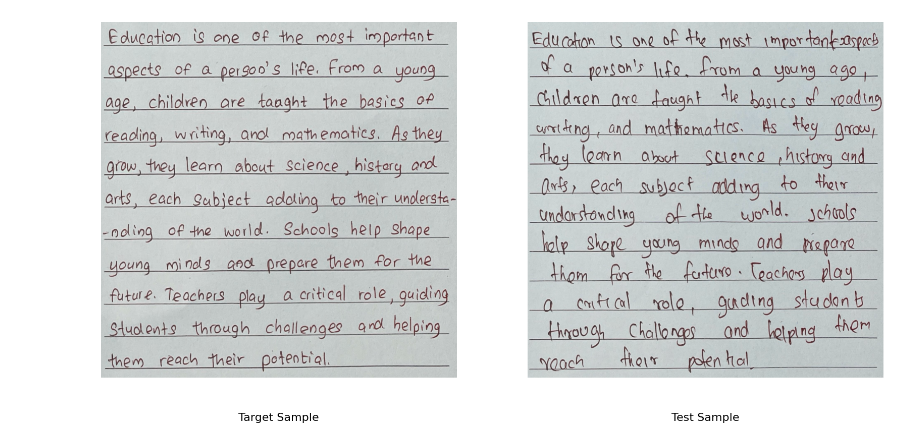
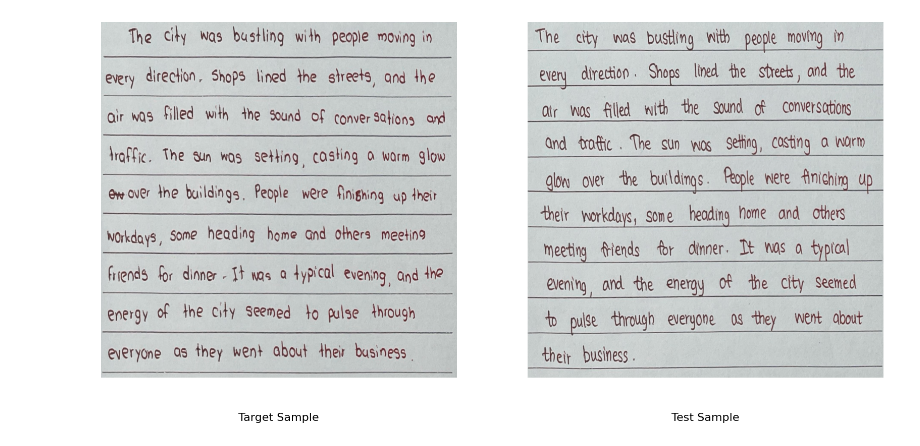
Before and after one commit to hasathcharu/writer-verification-autoencoders, a Jupyter notebook: shap_llm.ipynb, the cells around one changed output. Drawn from its saved outputs; the diff is of its cells as text; code cells hidden in the pictures.

```diff
--- a/shap_llm.ipynb
+++ b/shap_llm.ipynb
@@ -87,21 +87,32 @@ threshold = thresholds[thresholds["Writer"] == target_writer][
             "Threshold"
         ].values[0]
 # %%
-target_sample = cv2.resize(cv2.imread(f"{target_writer}_S02_N.png"), (1600, 1600))
-test_sample = cv2.resize(cv2.imread(f"{test_writer}_S02_N.png"), (1600, 1600))
+target_sample = cv2.resize(cv2.imread(f"{target_writer}_S01_N.png"), (1600, 1600))
+test_sample = cv2.resize(cv2.imread(f"{test_writer}_S01_N.png"), (1600, 1600))
+# plt.rcParams['text.usetex'] = True
 plt.figure(figsize=(20, 10))
 plt.subplot(1, 2, 1)
 plt.imshow(target_sample)
 plt.axis("off")
 plt.text(0.5, -0.1, "Target Sample", fontsize=16, ha='center', va='top', transform=plt.gca().transAxes)
 plt.subplot(1, 2, 2)
 plt.axis("off")
 plt.imshow(test_sample)
 plt.text(0.5, -0.1, "Test Sample", fontsize=16, ha='center', va='top', transform=plt.gca().transAxes)
 
 plt.show()
+
+# plt.figure(figsize=(20, 10))
+# plt.imshow(target_sample)
+# plt.axis("off")
+# plt.show()
+
+# plt.figure(figsize=(20, 10))
+# plt.imshow(test_sample)
+# plt.axis("off")
+# plt.show()
 # %% [output]
-[figure, old version]
+[figure, new version]
 # %%
 print(c.FEATURES)
 # %% [output]
```
Also changed, not shown: parts of 9 cells of this notebook.
